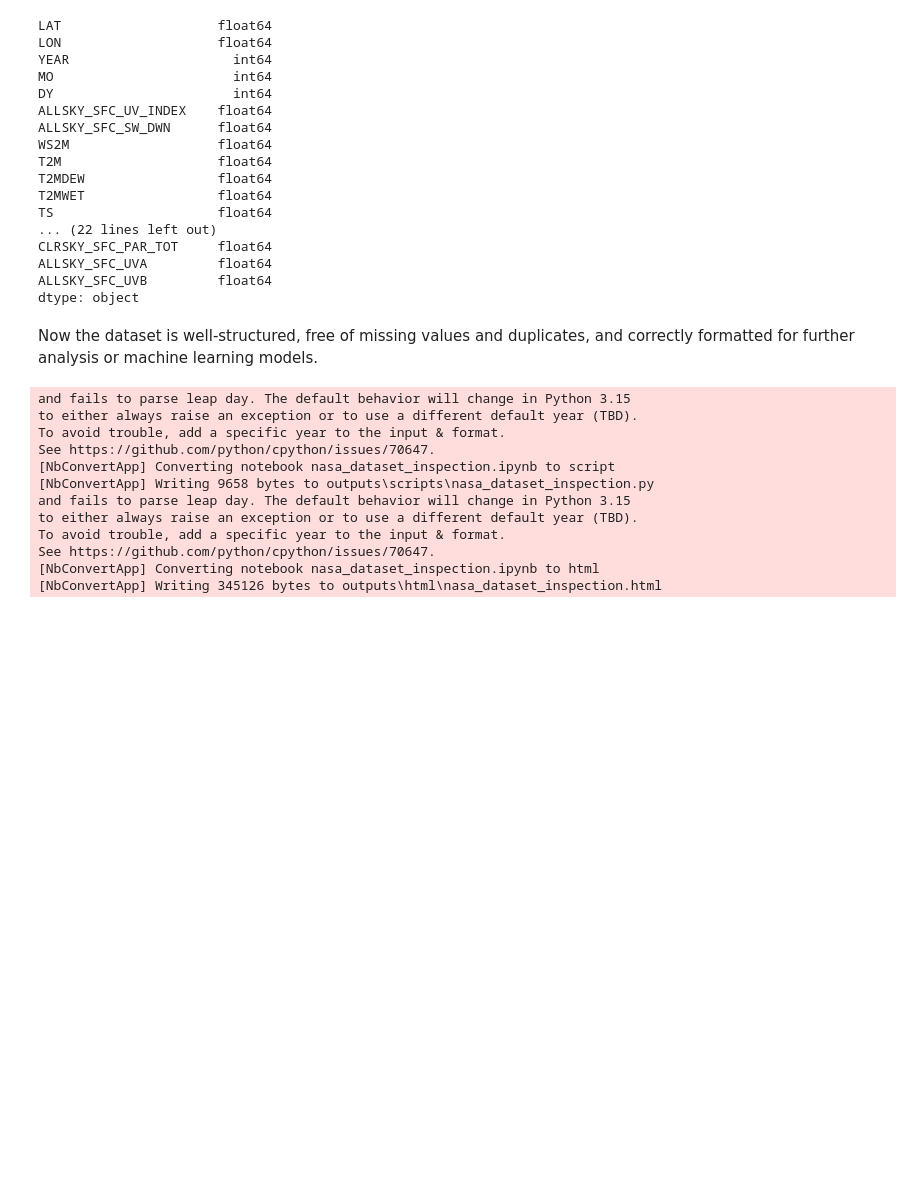
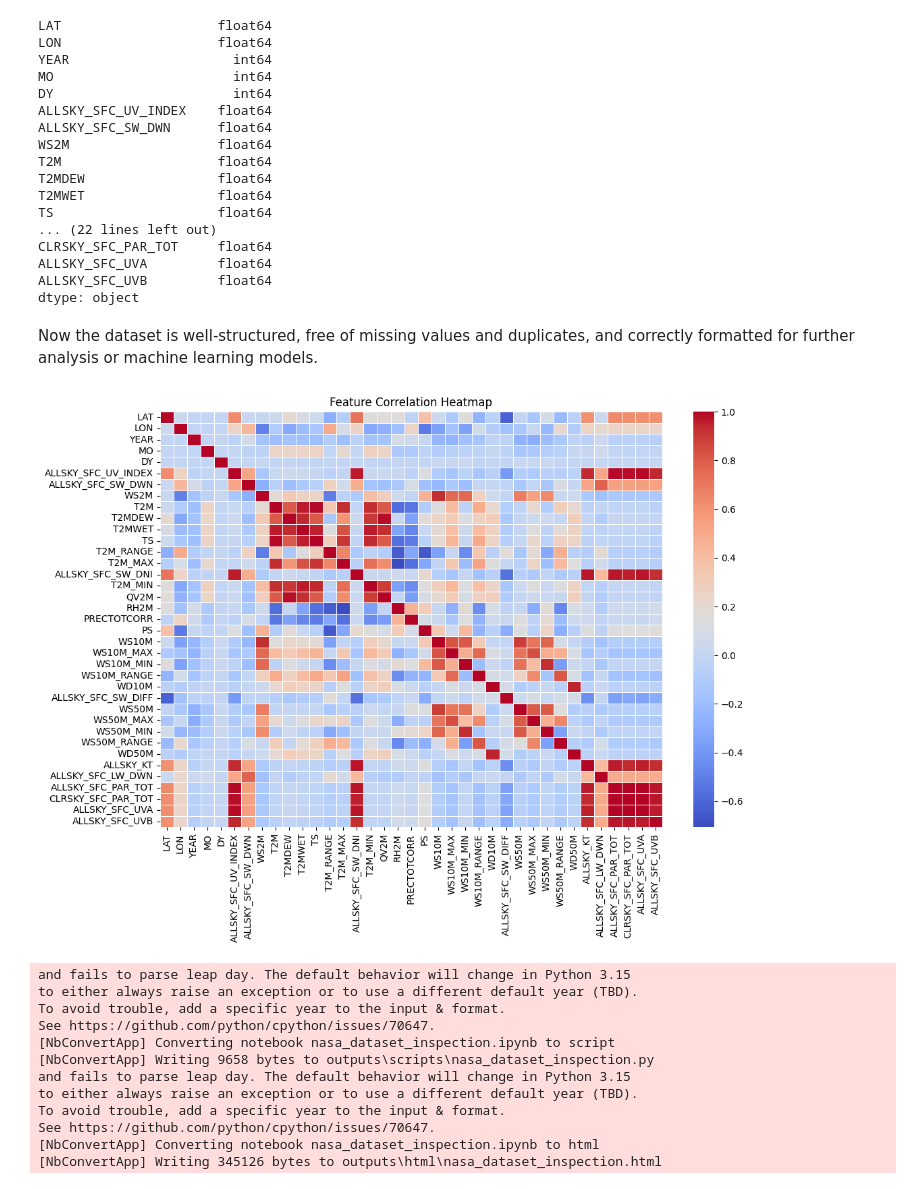
Before and after one commit to Hackathon-TeamP1-1/data-analysis, a Jupyter notebook: nasa_dataset_inspection.ipynb, the cells around one changed output. Cells and saved outputs as stored; diff of their text form; code cells hidden in the pictures; blank space fills up the shorter version.

```diff
--- a/nasa_dataset_inspection.ipynb
+++ b/nasa_dataset_inspection.ipynb
@@ -414,6 +448,15 @@ Now the dataset is well-structured, free of missing values and duplicates, and c
 # %%
 os.makedirs("outputs/preprocessed_data", exist_ok=True)
 nasa_data.to_csv("outputs/preprocessed_data/nasa_data_cleaned.csv", index=False)
+# %%
+corr_matrix = nasa_data.corr()
+
+plt.figure(figsize=(12, 8))
+sns.heatmap(corr_matrix, cmap="coolwarm", annot=False, linewidths=0.5)
+plt.title("Feature Correlation Heatmap")
+plt.show()
+# %% [output]
+[figure, added]
 # %%
 !jupyter nbconvert --to script "nasa_dataset_inspection.ipynb" --output-dir="outputs/scripts"
 !jupyter nbconvert --to html "nasa_dataset_inspection.ipynb" --output-dir="outputs/html"
```
Also changed, not shown: parts of 2 cells of this notebook, 3 other files.
